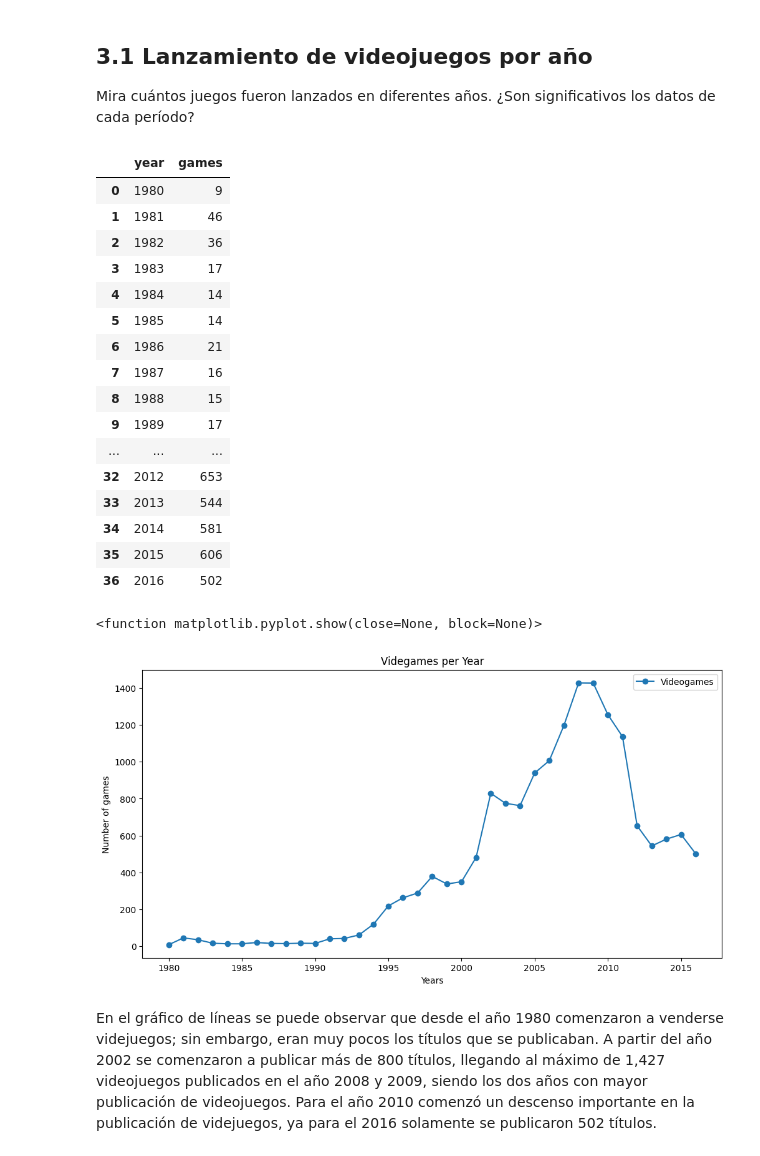
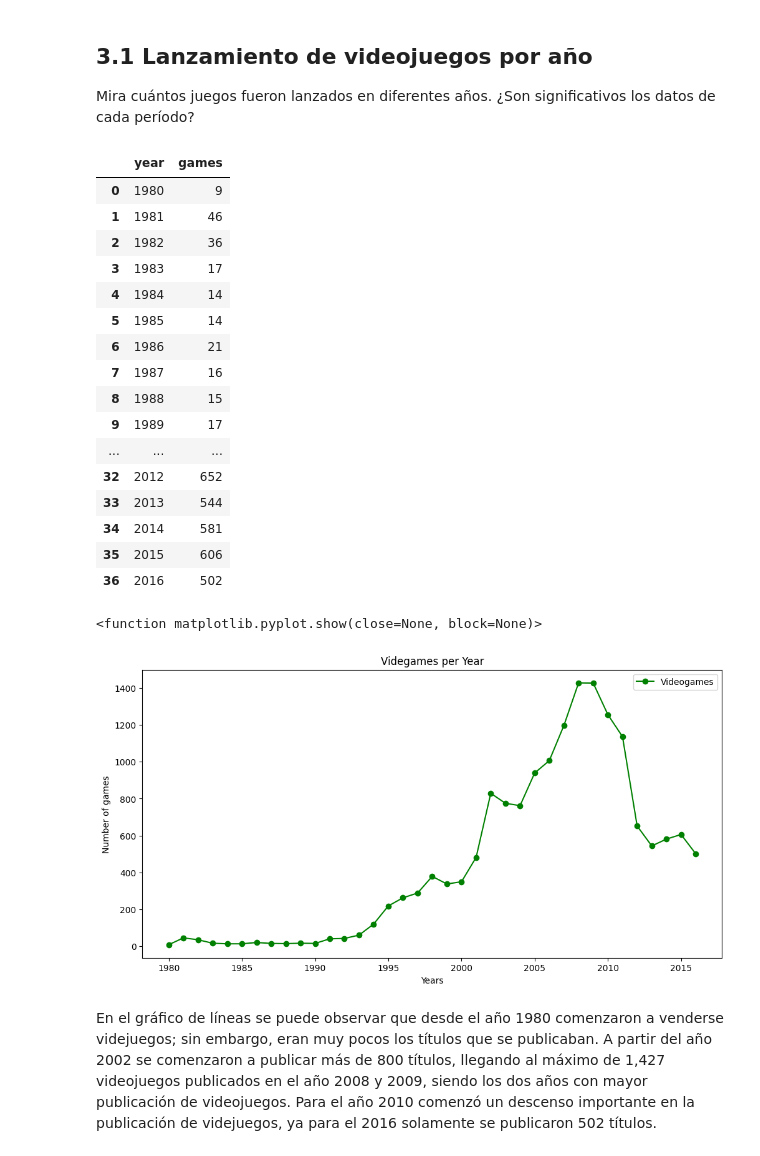
Before and after one commit to aldotoms/Proyectos-Finales-Github, a Jupyter notebook: Proyecto SP6 V1.0.ipynb, the cells around one changed output. Drawn from its saved outputs; the diff is of its cells as text; code cells hidden in the pictures.

```diff
--- a/Proyecto SP6 V1.0.ipynb
+++ b/Proyecto SP6 V1.0.ipynb
@@ -471,6 +484,9 @@ min         0.000000
 75%         8.200000
 max         9.700000
 Name: user_score, dtype: float64
+# %%
+# Estandarizamos las puntuaciones para que sea comparable con cricit score; es decir, cambiamos el rango de 0 a 100 multiplicando por 10
+df_games['user_score'] = df_games['user_score']*10
 # %%
 # Revisamos los valores únicos para identificar anomalías
 df_games['user_score'].unique()
@@ -502,7 +518,7 @@ freq      3990
 Name: rating, dtype: object
 # %%
 #Creamos una función para renombrar la clasificación o 'rating'
-def Rat_Sem (rating):
+def ESRB (rating):
     if rating == "E" or rating == "K-A":
         return "Everyone"
     elif rating == "T":
@@ -521,7 +537,7 @@ def Rat_Sem (rating):
         return "Pending"
 # %%
 # Rellenamos los valores ausentes con la palabra "unclassified"
-df_games['rat_sem'] = df_games['rating'].apply(Rat_Sem)
+df_games['rat_sem'] = df_games['rating'].apply(ESRB)
 df_games.sample(10)
 # %% [output]
 |  | name | platform_group | platform | year_of_release | genre | na_sales | eu_sales | jp_sales | ... |
@@ -584,15 +607,15 @@ Echa un vistazo a la distribución general de los juegos por género. ¿Qué se
 Mira cuántos juegos fueron lanzados en diferentes años. ¿Son significativos los datos de cada período?
 # %%
 # Agruparemos los videojuegos lanzados por año
-games_year = df_games.groupby('year_of_release')['name'].count().sort_index(ascending=True).reset_index()
+games_per_year = df_games.groupby('year_of_release')['name'].count().sort_index(ascending=True).reset_index()
 
 # Discriminamos los videojuegos que no tienen año de lanzamiento registrado
-games_year = games_year[games_year['year_of_release'] != 0]
+games_per_year = games_per_year[games_per_year['year_of_release'] != 0]
 
 # Renombramos las columnas
-games_year.columns = ['year', 'games']
+games_per_year.columns = ['year', 'games']
 
-games_year
+games_per_year
 # %% [output]
 |  | year | games |
 | 0 | 1980 | 9 |
@@ -606,27 +629,28 @@ games_year
 | 8 | 1988 | 15 |
 | 9 | 1989 | 17 |
 | ... | ... | ... |
-| 32 | 2012 | 653 |
+| 32 | 2012 | 652 |
 | 33 | 2013 | 544 |
 | 34 | 2014 | 581 |
 | 35 | 2015 | 606 |
 | 36 | 2016 | 502 |
 # %%
 # Creamos un gráfico de líneas para los videojuegos lanzados por año
-ax = games_year.plot(kind='line',
+ax = games_per_year.plot(kind='line',
                      x='year',
                      y='games',
                      marker='o',
                      title='Videgames per Year',
                      xlabel='Years',
                      ylabel='Number of games',
+                     color='green',
                      figsize=[12, 6]
                      )
 plt.legend(['Videogames'])
 plt.show
 # %% [output]
 <function matplotlib.pyplot.show(close=None, block=None)>
-[figure, old version]
+[figure, new version]
 # %% [markdown]
 En el gráfico de líneas se puede observar que desde el año 1980 comenzaron a venderse videjuegos; sin embargo, eran muy pocos los títulos que se publicaban.
 A partir del año 2002 se comenzaron a publicar más de 800 títulos, llegando al máximo de 1,427 videojuegos publicados en el año 2008 y 2009, siendo los dos años con mayor publicación de videojuegos.
```
Also changed, not shown: parts of 66 cells of this notebook.
